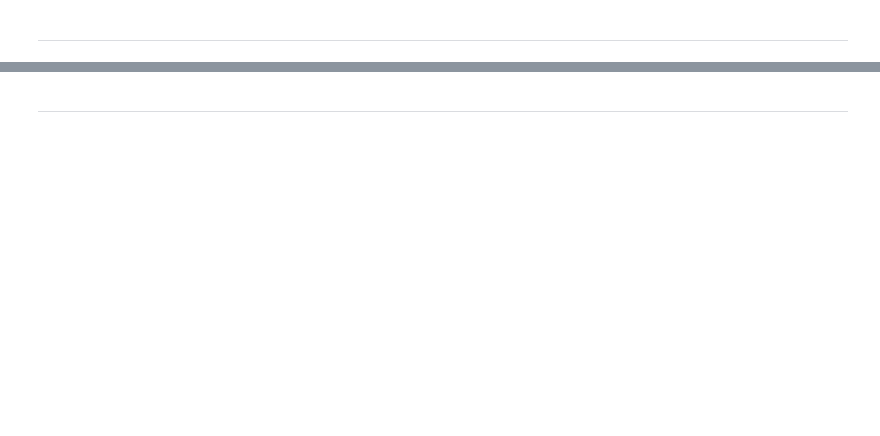
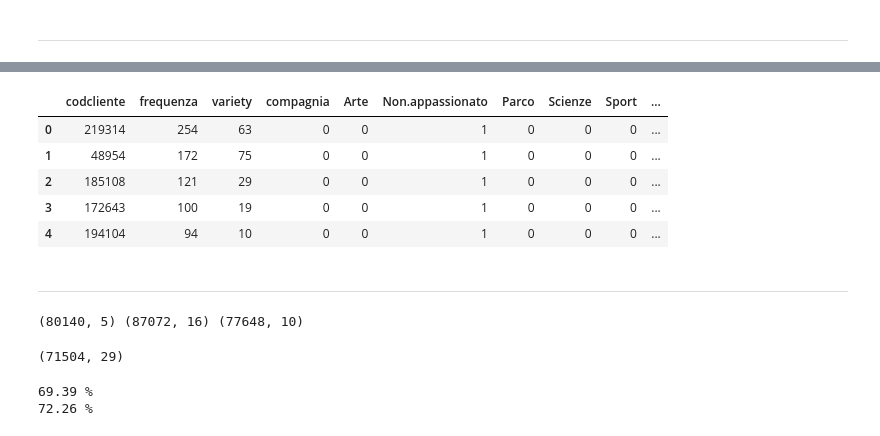
Before and after one commit to MattiaBrocco/Business-Analytics-Project, a Jupyter notebook: Business_Analytics_project.ipynb, the cells around one changed output, grey strips where cells are left out. Saved outputs shown, nothing was run; the diff lists cells and outputs as text; code cells hidden in the pictures; blank space fills up the shorter version.

```diff
--- a/Business_Analytics_project.ipynb
+++ b/Business_Analytics_project.ipynb
@@ -2,3 +2,8 @@
 import pandas as pd
 import numpy as np
 import seaborn as sns
+import cleaning_fun as cfun
+cle = cfun.cleaner()
+
+%reload_ext autoreload
+%autoreload 2
@@ -148,3 +130,0 @@ b = pd.to_datetime(in13["orai"], format = "%H:%M")
-# %%
-for x in a:
-    print(  )
@@ -150,0 +157,4 @@ for x in a:
+# %%
+# Apply the function in the class
+in13 = cle.company(in13)
+in13.head()
@@ -151,27 +185,71 @@ for x in a:
 # %%
 # From "in13", we've built a new dataframe with the following columns:
 # - codcliente
 # - frequenza: number of times every customer went to museums
 # - variety: how many different museums they have visited
-# - passione: given different museum's categories, this score measures how many times a customer
-#             prefers a category. If they did only one visit, the score is set just below the 0.8 thershold
+# - tipo.passione: the kind of museum in which each customer is more fond of
+# - passione.score: given different museum's categories, this score measures how many times a customer
+#                   prefers a category. If they did only one visit, the score is set just below the 0.8 thershold
 # - appassionato: takes the "passione" scores into a dichotomous variable at a 0.8 threshold.
 #                 The result is that only 20% of the customer is defined as passionate, which may be closed to reality
+# - compagnia: takes the average of the values in in13, then at a 0.5 threshold, the variable is converted to dichotomous
 
-in13_custom = pd.DataFrame({"codcliente":pd.DataFrame(in13["codcliente"].value_counts()).index,
+IDs = np.array(pd.DataFrame(in13["codcliente"].value_counts()).index)
+
+in13cus = pd.DataFrame({"codcliente":IDs,
                             "frequenza":pd.DataFrame(in13["codcliente"].value_counts())["codcliente"]})
 
-in13_custom["variety"] = [ len( in13[in13["codcliente"] == x]["museo"].unique() )
-                          for x in in13_custom["codcliente"] ]
+in13cus["variety"] = [ len(in13[in13["codcliente"] == x]["museo"].unique()) for x in IDs ]
 
-in13_custom["passione"] = [ (in13[in13["codcliente"] == x]["tipo.museo"].value_counts()[0])/(in13_custom[in13_custom["codcliente"] == x]["frequenza"].values[0] )
-                           for x in in13_custom["codcliente"] ]
+in13cus["tipo.passione"] = [list(dict(in13[in13["codcliente"] == x]["tipo.museo"].value_counts()).keys())[0]
+                            for x in IDs]
 
-in13_custom["passione"] = [in13_custom.loc[x]["passione"] if in13_custom.loc[x]["frequenza"] > 1 else 0.79
-                           for x in in13_custom["codcliente"] ]
+in13cus["passione.score"] = [(in13[in13["codcliente"] == x]["tipo.museo"].value_counts()[0])/(in13cus.loc[x]["frequenza"])
+                             for x in IDs ]
 
-in13_custom["appassionato"] = [1 if x >= 0.8 else 0 for x in in13_custom["passione"] ]
+in13cus["passione.score"] = [in13cus.loc[x]["passione.score"] if in13cus.loc[x]["frequenza"] > 1 else 0.79
+                             for x in IDs ]
 
-in13_custom
+in13cus.reset_index(inplace = True, drop = True)
+
+# Luogo di culto -> arte
+# Castello -> storia
+in13cus["appassionato"] = ["Non.appassionato" if in13cus.loc[n]["passione.score"] < 0.8
+                           else in13cus.loc[n]["tipo.passione"] for n in range(len(in13cus))]
+
+
+in13cus["compagnia"] = [in13[in13["codcliente"] == x]["compagnia"].mean() for x in IDs]
+in13cus["compagnia"] = pd.Categorical( in13cus["compagnia"].apply(lambda x: 1 if x > 0.5 else 0) )
+
+in13cus = pd.concat([in13cus, pd.get_dummies(in13cus["appassionato"], drop_first = True)], axis = 1)
+in13cus.drop(["appassionato","tipo.passione","passione.score"], axis = 1, inplace = True)
+
+for c in in13cus.columns[4:]:
+    in13cus[c] = pd.Categorical(in13cus[c])
+
+in13cus.head()
+# %% [output]
+|  | codcliente | frequenza | variety | compagnia | Arte | Non.appassionato | Parco | Scienze | Sport | ... |
+| 0 | 219314 | 254 | 63 | 0 | 0 | 1 | 0 | 0 | 0 | ... |
+| 1 | 48954 | 172 | 75 | 0 | 0 | 1 | 0 | 0 | 0 | ... |
+| 2 | 185108 | 121 | 29 | 0 | 0 | 1 | 0 | 0 | 0 | ... |
+| 3 | 172643 | 100 | 19 | 0 | 0 | 1 | 0 | 0 | 0 | ... |
+| 4 | 194104 | 94 | 10 | 0 | 0 | 1 | 0 | 0 | 0 | ... |
 # %% [markdown]
 -------------
+# %%
+print(data1.shape, an13.shape, in13cus.shape)
+# %% [output]
+(80140, 5) (87072, 16) (77648, 10)
+# %%
+df0 = in13cus.merge(an13, on = "codcliente")
+df = df0.merge(data1, on = "codcliente")
+df.shape
+# %% [output]
+(71504, 29)
+# %%
+print(round(len(data1[data1["si2014"] == 1])/len(data1)*100,2),"%")
+print(round(len(df[df["si2014"] == 1])/len(df)*100,2),"%")
+# %% [output]
+69.39 %
+72.26 %
```
Also changed, not shown: parts of 13 cells of this notebook, 1 other file.
